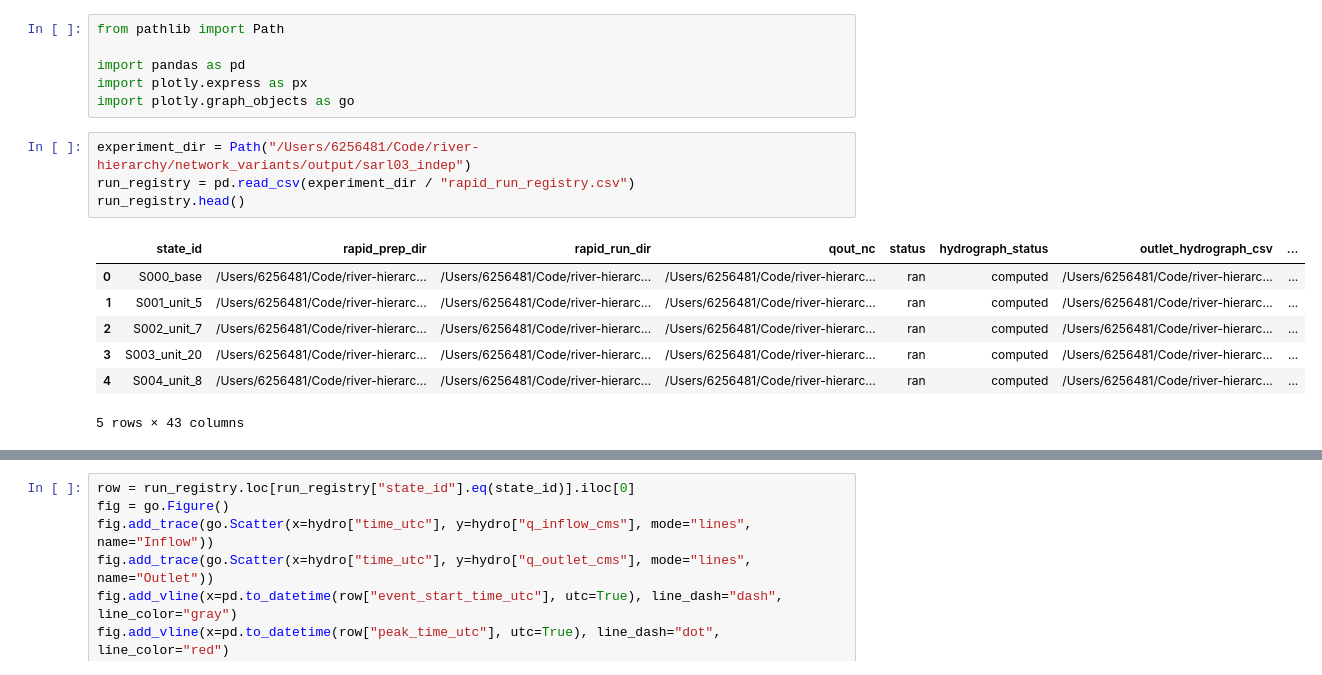
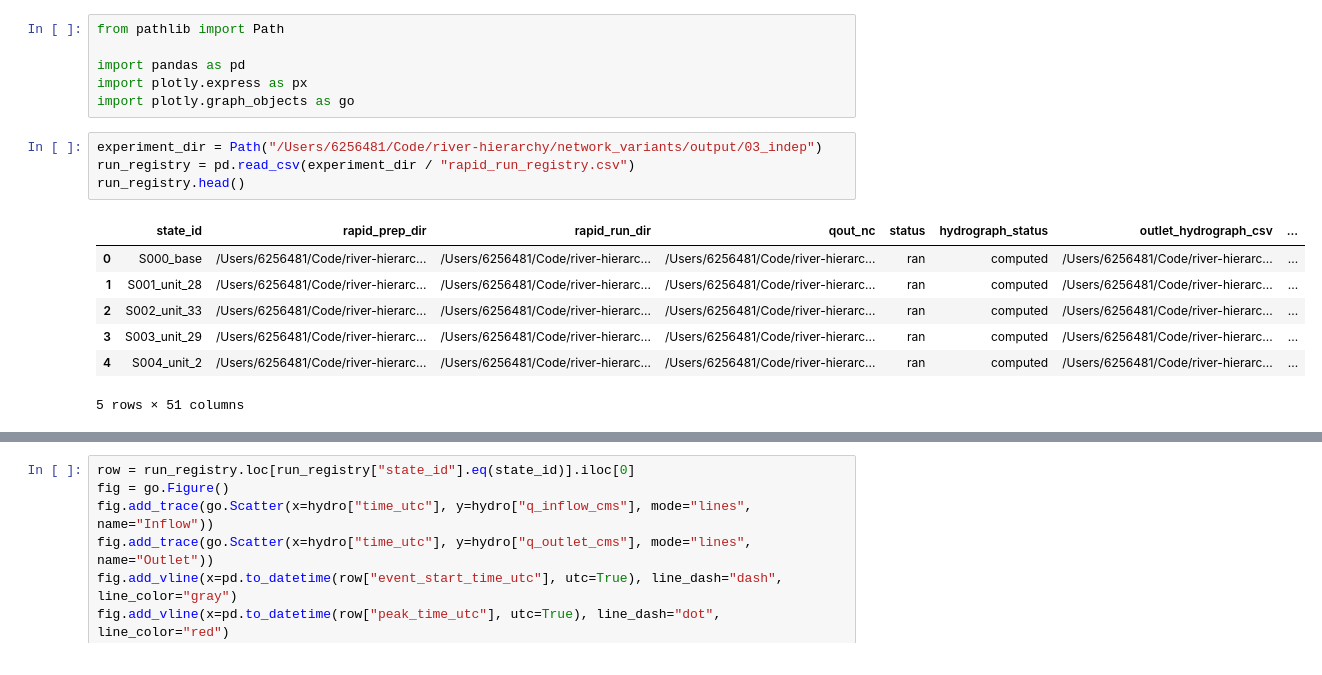
Before and after one commit to niekcde/river_hierarchy, a Jupyter notebook: RAPID/notebooks/rapid_hydrograph_analysis.ipynb, the cells around one changed output, grey strips where cells are left out. Saved outputs shown, nothing was run; the diff lists cells and outputs as text.

```diff
--- a/RAPID/notebooks/rapid_hydrograph_analysis.ipynb
+++ b/RAPID/notebooks/rapid_hydrograph_analysis.ipynb
@@ -223,17 +389,17 @@ import pandas as pd
 import plotly.express as px
 import plotly.graph_objects as go
 # %%
-experiment_dir = Path("/Users/6256481/Code/river-hierarchy/network_variants/output/sarl03_indep")
+experiment_dir = Path("/Users/6256481/Code/river-hierarchy/network_variants/output/03_indep")
 run_registry = pd.read_csv(experiment_dir / "rapid_run_registry.csv")
 run_registry.head()
 # %% [output]
 |  | state_id | rapid_prep_dir | rapid_run_dir | qout_nc | status | hydrograph_status | outlet_hydrograph_csv | ... |
 | 0 | S000_base | /Users/6256481/Code/river-hierarc... | /Users/6256481/Code/river-hierarc... | /Users/6256481/Code/river-hierarc... | ran | computed | /Users/6256481/Code/river-hierarc... | ... |
-| 1 | S001_unit_5 | /Users/6256481/Code/river-hierarc... | /Users/6256481/Code/river-hierarc... | /Users/6256481/Code/river-hierarc... | ran | computed | /Users/6256481/Code/river-hierarc... | ... |
-| 2 | S002_unit_7 | /Users/6256481/Code/river-hierarc... | /Users/6256481/Code/river-hierarc... | /Users/6256481/Code/river-hierarc... | ran | computed | /Users/6256481/Code/river-hierarc... | ... |
-| 3 | S003_unit_20 | /Users/6256481/Code/river-hierarc... | /Users/6256481/Code/river-hierarc... | /Users/6256481/Code/river-hierarc... | ran | computed | /Users/6256481/Code/river-hierarc... | ... |
-| 4 | S004_unit_8 | /Users/6256481/Code/river-hierarc... | /Users/6256481/Code/river-hierarc... | /Users/6256481/Code/river-hierarc... | ran | computed | /Users/6256481/Code/river-hierarc... | ... |
+| 1 | S001_unit_28 | /Users/6256481/Code/river-hierarc... | /Users/6256481/Code/river-hierarc... | /Users/6256481/Code/river-hierarc... | ran | computed | /Users/6256481/Code/river-hierarc... | ... |
+| 2 | S002_unit_33 | /Users/6256481/Code/river-hierarc... | /Users/6256481/Code/river-hierarc... | /Users/6256481/Code/river-hierarc... | ran | computed | /Users/6256481/Code/river-hierarc... | ... |
+| 3 | S003_unit_29 | /Users/6256481/Code/river-hierarc... | /Users/6256481/Code/river-hierarc... | /Users/6256481/Code/river-hierarc... | ran | computed | /Users/6256481/Code/river-hierarc... | ... |
+| 4 | S004_unit_2 | /Users/6256481/Code/river-hierarc... | /Users/6256481/Code/river-hierarc... | /Users/6256481/Code/river-hierarc... | ran | computed | /Users/6256481/Code/river-hierarc... | ... |
-5 rows × 43 columns
+5 rows × 51 columns
 # %%
 metric_cols = [
     "state_id",
```
Also changed, not shown: parts of 10 cells of this notebook, 8 other files.
